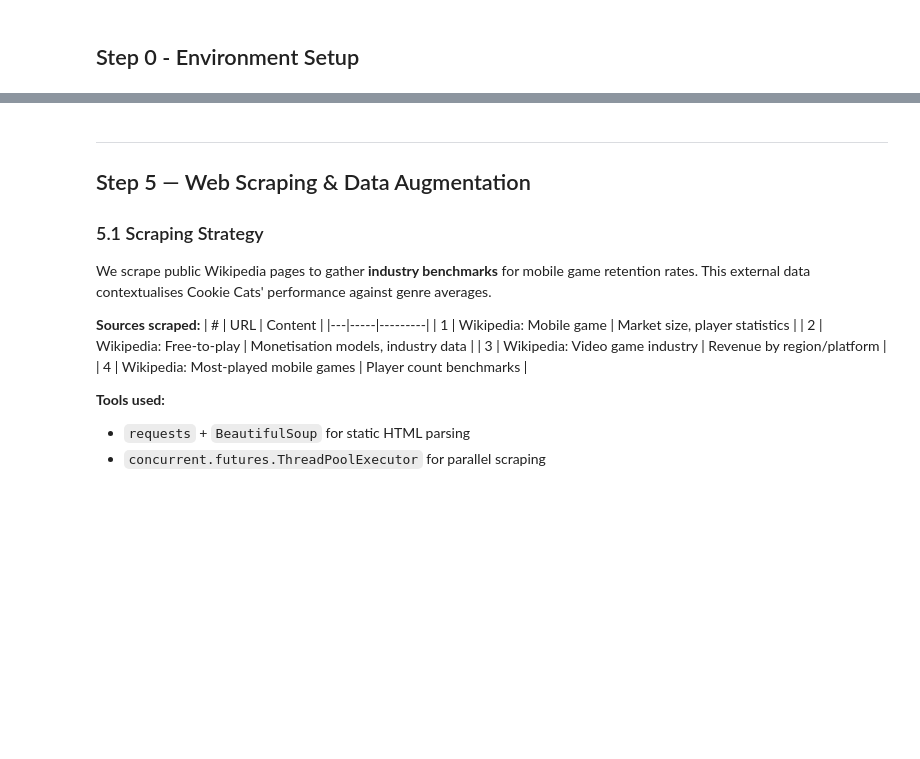
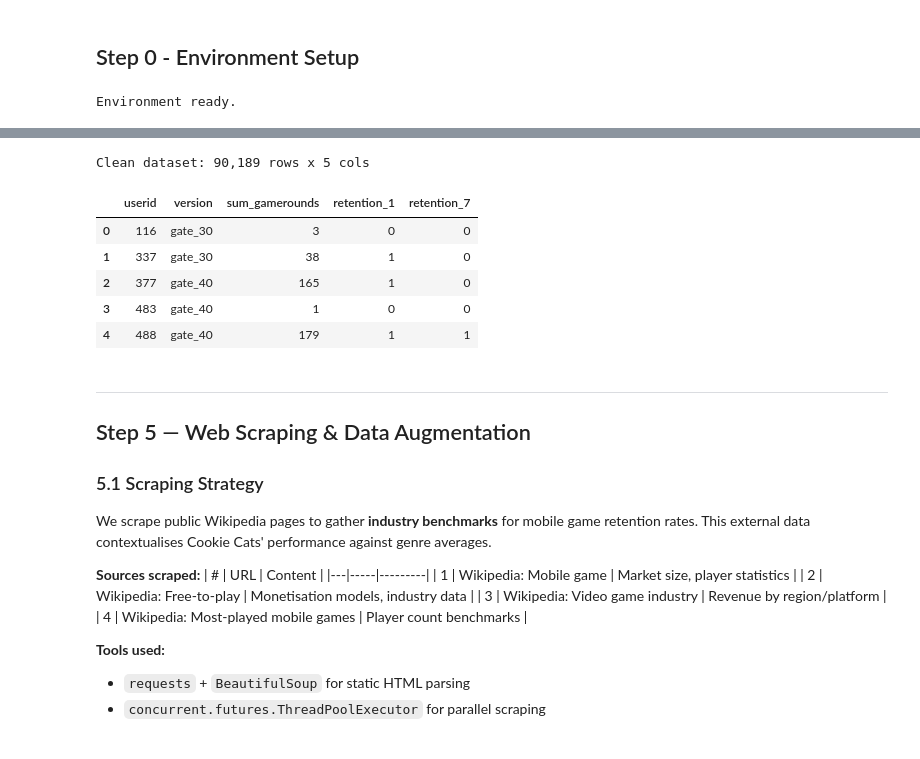
Before and after one commit to soufatarek/Data-Science, a Jupyter notebook: notebooks/03_web_scraping.ipynb, the cells around one changed output, grey strips where cells are left out. Drawn from its saved outputs; the diff is of its cells as text; code cells hidden in the pictures; blank space fills up the shorter version.

```diff
--- a/notebooks/03_web_scraping.ipynb
+++ b/notebooks/03_web_scraping.ipynb
@@ -3,5 +10,17 @@
 # %% [markdown]
 ## Step 0 - Environment Setup
 # %%
-import sys, os, warningswarnings.filterwarnings('ignore')sys.path.insert(0, os.path.abspath(os.path.join(os.getcwd(), '..', 'src')))import pandas as pdimport numpy as npimport matplotlib.pyplot as pltimport seaborn as snssns.set_style('whitegrid')plt.rcParams.update({'figure.figsize': (12, 6), 'font.size': 12})os.makedirs('../reports/figures', exist_ok=True)print("Environment ready.")
+import sys, os, warnings
+warnings.filterwarnings('ignore')
+sys.path.insert(0, os.path.abspath(os.path.join(os.getcwd(), '..', 'src')))
+import pandas as pd
+import numpy as np
+import matplotlib.pyplot as plt
+import seaborn as sns
+sns.set_style('whitegrid')
+plt.rcParams.update({'figure.figsize': (12, 6), 'font.size': 12})
+os.makedirs('../reports/figures', exist_ok=True)
+print("Environment ready.")
+# %% [output]
+Environment ready.
 # %% [markdown]
@@ -9,5 +29,15 @@ import sys, os, warningswarnings.filterwarnings('ignore')sys.path.insert(0, os.p
 # %%
-df_clean = pd.read_csv('../data/processed/cookie_cats_clean.csv')print(f"Clean dataset: {df_clean.shape[0]:,} rows x {df_clean.shape[1]} cols")df_clean.head()
+df_clean = pd.read_csv('../data/processed/cookie_cats_clean.csv')
+print(f"Clean dataset: {df_clean.shape[0]:,} rows x {df_clean.shape[1]} cols")
+df_clean.head()
+# %% [output]
+Clean dataset: 90,189 rows x 5 cols
+|  | userid | version | sum_gamerounds | retention_1 | retention_7 |
+| 0 | 116 | gate_30 | 3 | 0 | 0 |
+| 1 | 337 | gate_30 | 38 | 1 | 0 |
+| 2 | 377 | gate_40 | 165 | 1 | 0 |
+| 3 | 483 | gate_40 | 1 | 0 | 0 |
+| 4 | 488 | gate_40 | 179 | 1 | 1 |
 # %% [markdown]
 ---
 ## Step 5 — Web Scraping & Data Augmentation
```
Also changed, not shown: parts of 2 cells of this notebook, 19 other files.
